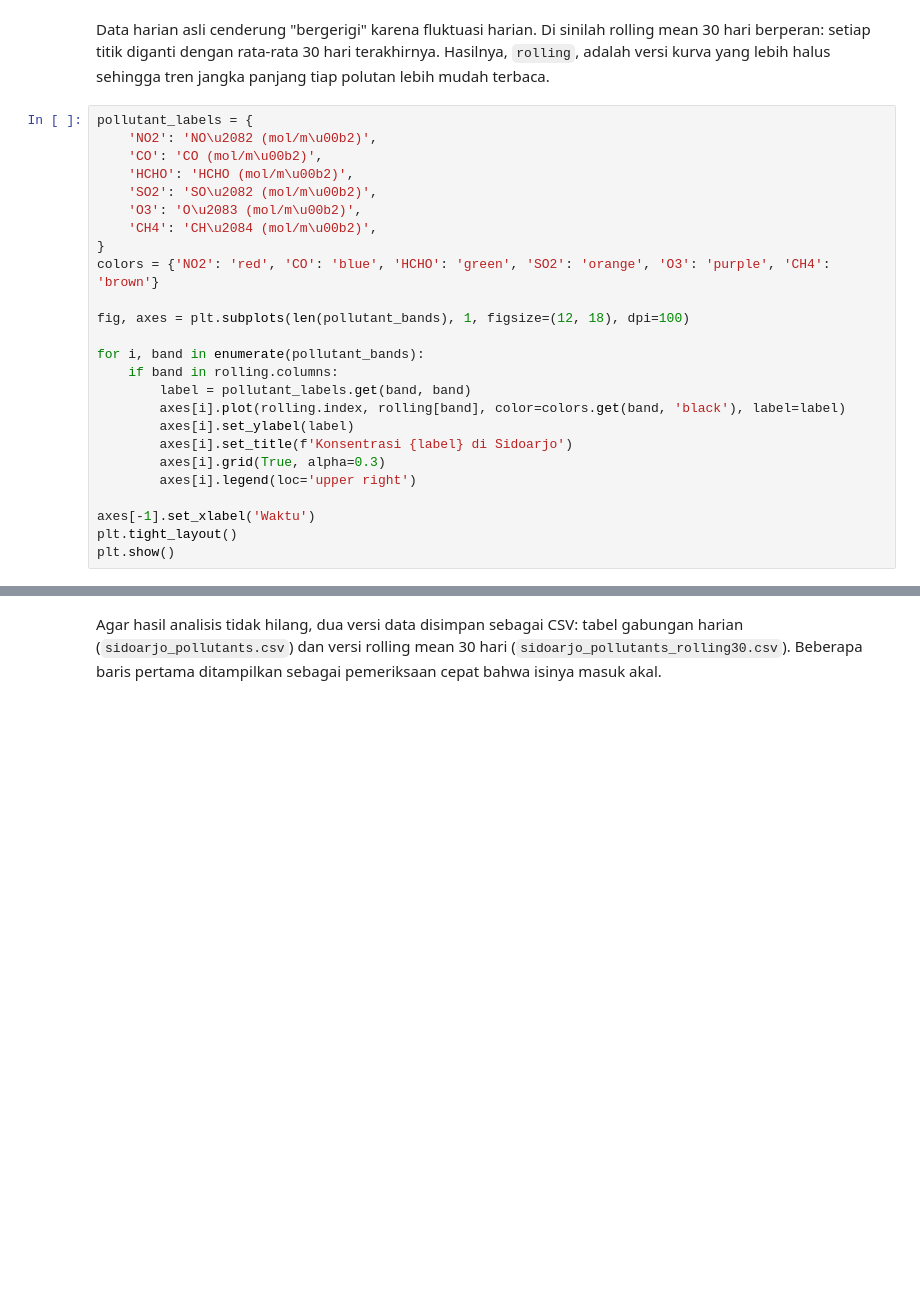
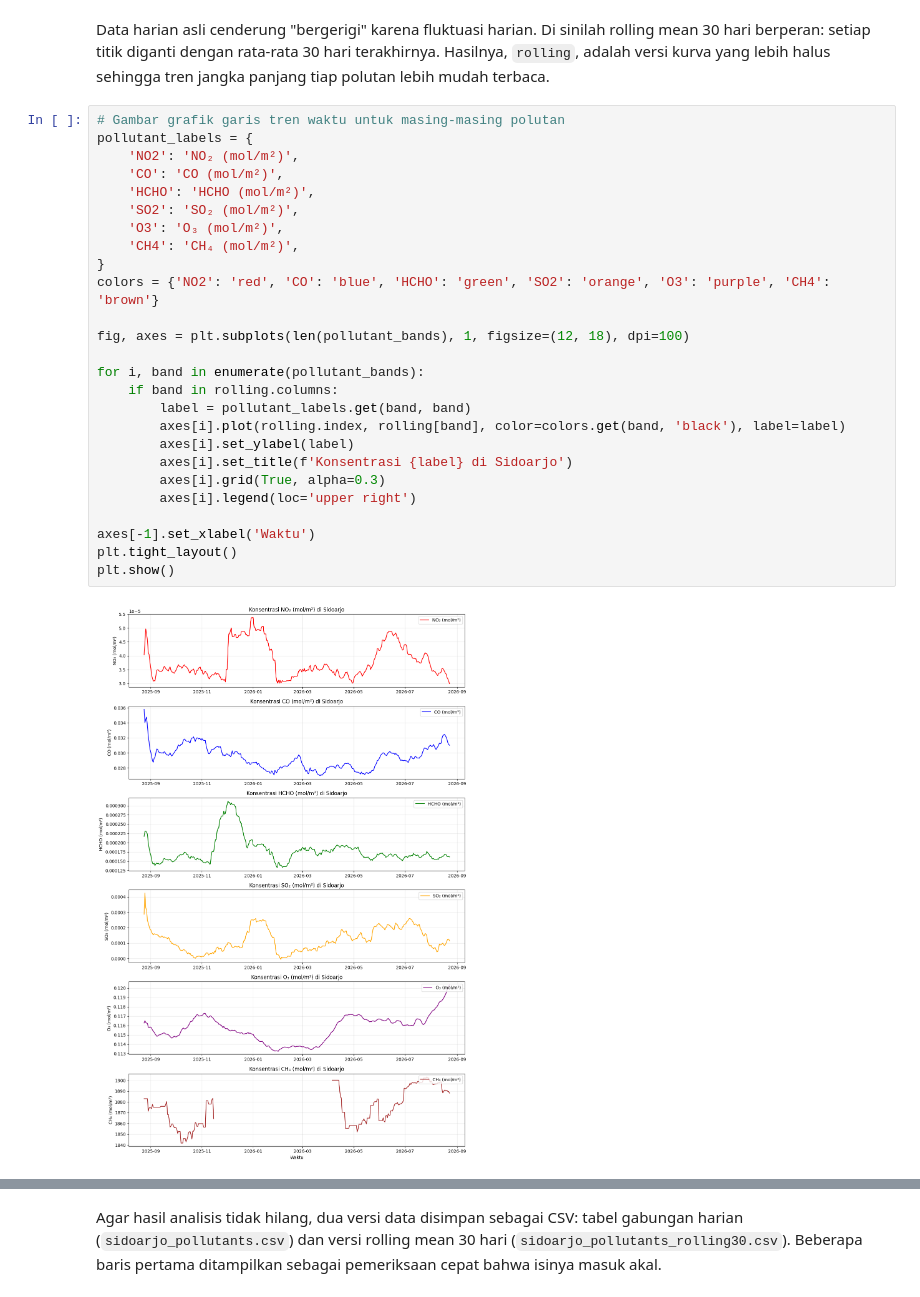
Before and after one commit to Rahardian-Ananta/PSD, a Jupyter notebook: _sources/02_data_understanding.ipynb, the cells around one changed output, grey strips where cells are left out. Saved outputs shown, nothing was run; the diff lists cells and outputs as text; blank space fills up the shorter version.

```diff
--- a/_sources/02_data_understanding.ipynb
+++ b/_sources/02_data_understanding.ipynb
@@ -143,28 +205,31 @@ rolling.head()
 # %% [markdown]
 Data harian asli cenderung "bergerigi" karena fluktuasi harian. Di sinilah rolling mean 30 hari berperan: setiap titik diganti dengan rata-rata 30 hari terakhirnya. Hasilnya, `rolling`, adalah versi kurva yang lebih halus sehingga tren jangka panjang tiap polutan lebih mudah terbaca.
 # %%
+# Gambar grafik garis tren waktu untuk masing-masing polutan
 pollutant_labels = {
-    'NO2': 'NO\u2082 (mol/m\u00b2)',
-    'CO': 'CO (mol/m\u00b2)',
-    'HCHO': 'HCHO (mol/m\u00b2)',
-    'SO2': 'SO\u2082 (mol/m\u00b2)',
-    'O3': 'O\u2083 (mol/m\u00b2)',
-    'CH4': 'CH\u2084 (mol/m\u00b2)',
+    'NO2': 'NO₂ (mol/m²)',
+    'CO': 'CO (mol/m²)',
+    'HCHO': 'HCHO (mol/m²)',
+    'SO2': 'SO₂ (mol/m²)',
+    'O3': 'O₃ (mol/m²)',
+    'CH4': 'CH₄ (mol/m²)',
 }
 colors = {'NO2': 'red', 'CO': 'blue', 'HCHO': 'green', 'SO2': 'orange', 'O3': 'purple', 'CH4': 'brown'}
 
 fig, axes = plt.subplots(len(pollutant_bands), 1, figsize=(12, 18), dpi=100)
 
 for i, band in enumerate(pollutant_bands):
     if band in rolling.columns:
         label = pollutant_labels.get(band, band)
         axes[i].plot(rolling.index, rolling[band], color=colors.get(band, 'black'), label=label)
         axes[i].set_ylabel(label)
         axes[i].set_title(f'Konsentrasi {label} di Sidoarjo')
         axes[i].grid(True, alpha=0.3)
         axes[i].legend(loc='upper right')
 
 axes[-1].set_xlabel('Waktu')
 plt.tight_layout()
 plt.show()
+# %% [output]
+[figure, added]
 # %% [markdown]
```
Also changed, not shown: parts of 17 cells of this notebook, 10 other files.
